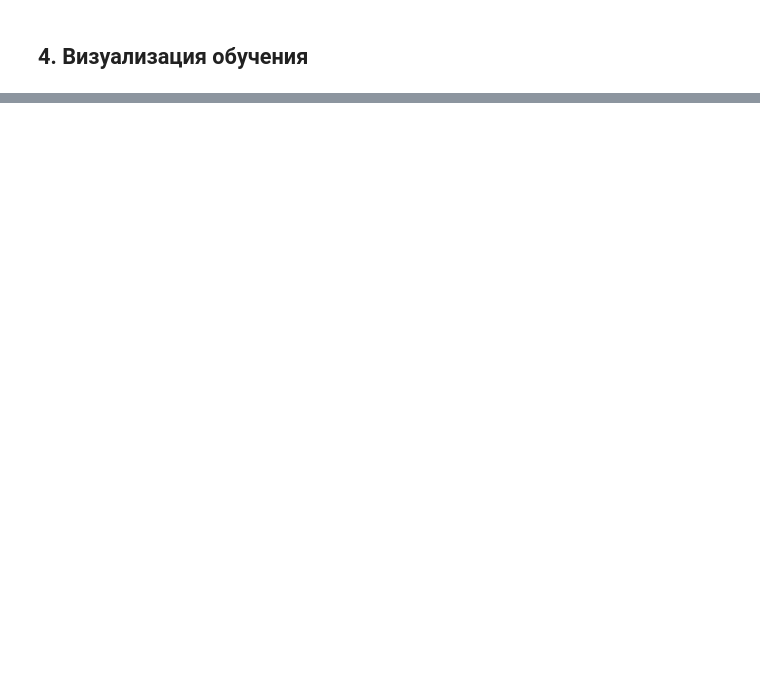
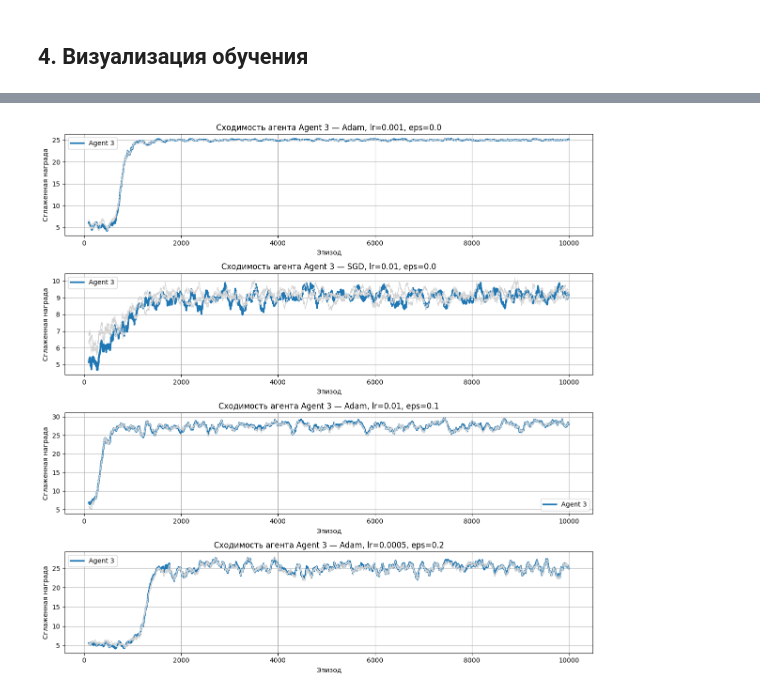
Before and after one commit to ThunderstormXX/TheoryGamesDL, a Jupyter notebook: randomized_games_experiments.ipynb, the cells around one changed output, grey strips where cells are left out. Drawn from its saved outputs; the diff is of its cells as text; code cells hidden in the pictures; blank space fills up the shorter version.

```diff
--- a/randomized_games_experiments.ipynb
+++ b/randomized_games_experiments.ipynb
@@ -420,0 +149,40 @@ else:
+# %%
+import matplotlib.pyplot as plt
+import pandas as pd
+
+def plot_comparative_convergence(results, agent_index: int = -1, window_size: int = 100):
+    """
+    results: список кортежей (config_dict, result_dict)
+    agent_index: индекс агента, которого мы варьируем (по умолчанию последний)
+    """
+    plt.figure(figsize=(12, len(results) * 3))
+
+    for i, (config, res) in enumerate(results, start=1):
+        history = res["history"]
+        df = pd.DataFrame(history, columns=[f'Agent {j+1}' for j in range(len(history[0]))])
+        df_smooth = df.rolling(window=window_size).mean()
+
+        plt.subplot(len(results), 1, i)
+
+        # Агент, которого варьируем
+        key_agent = df_smooth.columns[agent_index]
+        plt.plot(df_smooth[key_agent], label=key_agent, linewidth=2.5)
+
+        # Остальные агенты — тонкими серыми линиями
+        for col in df_smooth.columns:
+            if col != key_agent:
+                plt.plot(df_smooth[col], color='lightgray', linestyle='--', linewidth=1)
+
+        # Подписи и оформление
+        label = f"{config['optimizer_type']}, lr={config['lr']}, eps={config['epsilon']}"
+        plt.title(f"Сходимость агента {key_agent} — {label}")
+        plt.xlabel("Эпизод")
+        plt.ylabel("Сглаженная награда")
+        plt.grid(True)
+        plt.legend()
+
+    plt.tight_layout()
+    plt.show()
+plot_comparative_convergence(results)
+# %% [output]
+[figure, added]
```
Also changed, not shown: parts of 13 cells of this notebook, 16 other files.
